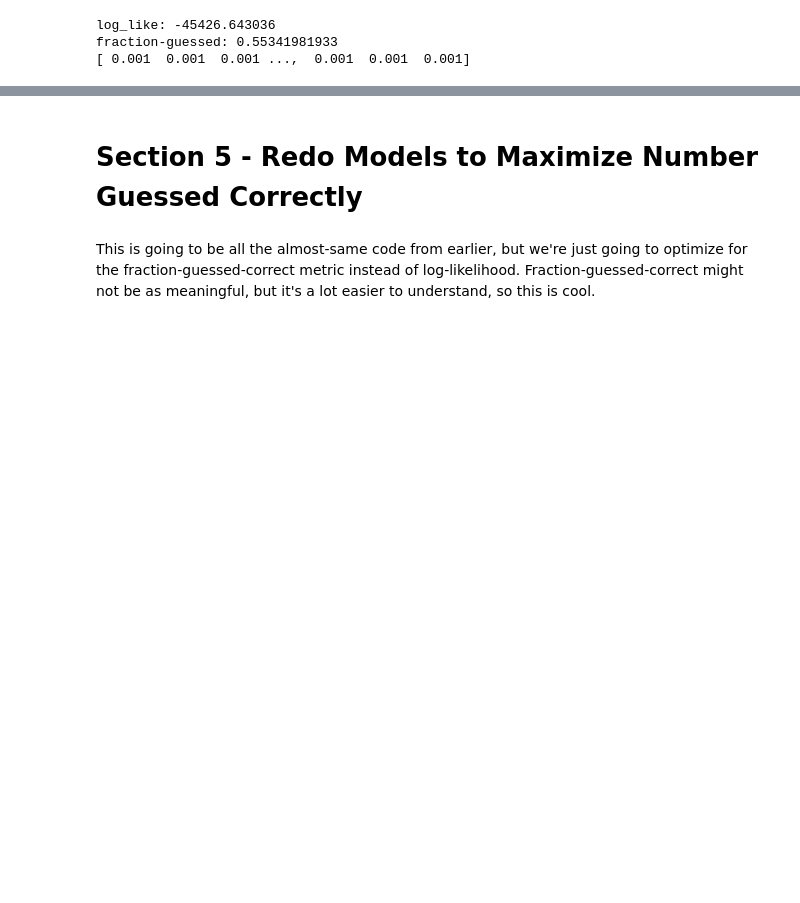
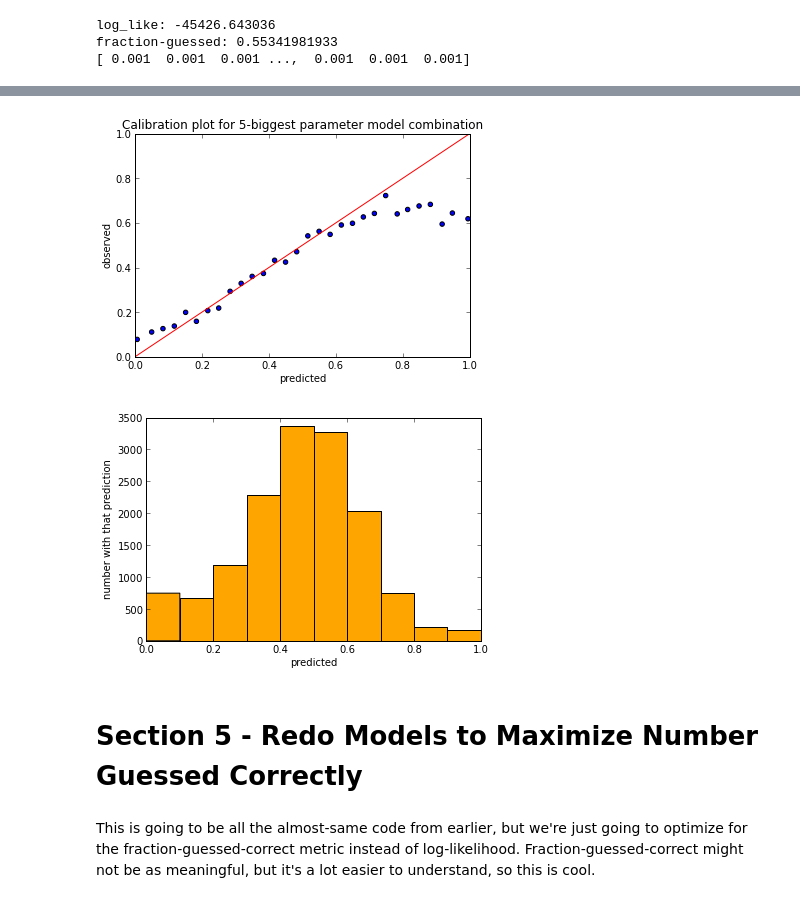
Before and after one commit to johnsturm/cs109, a Jupyter notebook: Process Book.ipynb, the cells around one changed output, grey strips where cells are left out. Saved outputs shown, nothing was run; the diff lists cells and outputs as text; code cells hidden in the pictures; blank space fills up the shorter version.

```diff
--- a/Process Book.ipynb
+++ b/Process Book.ipynb
@@ -3431,7 +3429,7 @@ for col in cols_to_remove:
     predictions = predictions.drop(col, axis=1)
 pmat = predictions.values
 # %%
-print weighted_predict(pmat, small_params, y)
+few_params_prediction = weighted_predict(pmat, small_params, y)
 # %% [output]
 log_like: -9652.60850069
 fraction-guessed: 0.629219588399
@@ -3440,3 +3469,8 @@ fraction-guessed: 0.629219588399
+# %%
+calibration_plot(few_params_prediction, y, 'Calibration plot for 5-biggest parameter model combination')
+# %% [output]
+[figure, added]
+[figure, added]
 # %% [markdown]
 # Section 5 - Redo Models to Maximize Number Guessed Correctly
 # %% [markdown]
```
Also changed, not shown: parts of 21 cells of this notebook.
